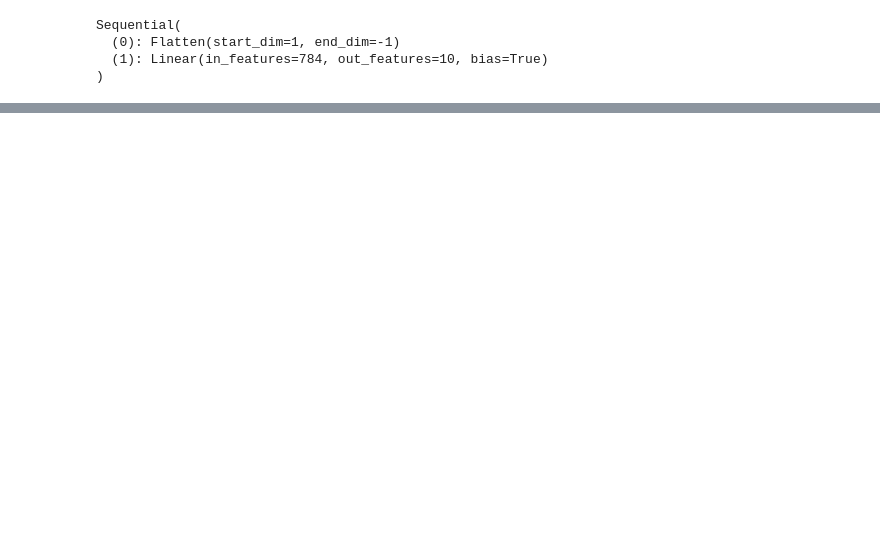
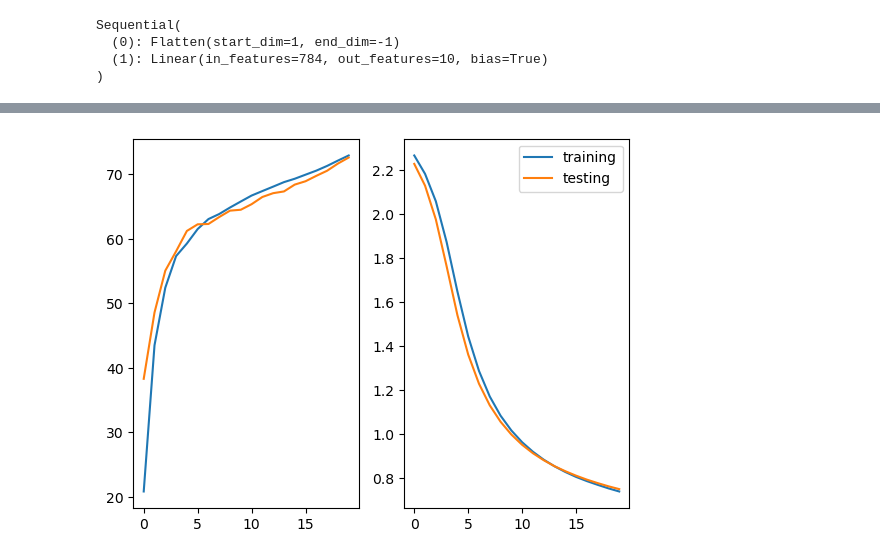
Before and after one commit to Koudu1/AI-projects, a Jupyter notebook: Deep Learning/Multilayer Perceptron/MNIST_MLP.ipynb, the cells around one changed output, grey strips where cells are left out. Drawn from its saved outputs; the diff is of its cells as text; code cells hidden in the pictures; blank space fills up the shorter version.

```diff
--- a/Deep Learning/Multilayer Perceptron/MNIST_MLP.ipynb
+++ b/Deep Learning/Multilayer Perceptron/MNIST_MLP.ipynb
@@ -166,0 +235,16 @@ Epoch 11/20, Accuracy: 12.52, Loss: 2.2690, Accuracy: 12.40, Loss: 2.2646
+# %%
+transform = transforms.Compose([transforms.ToTensor(),
+                                transforms.Normalize((0.0,), (1.0,))])
+
+trainingData = FashionMNIST(root='data', download=False, train=True, transform=transform)
+trainLoader = DataLoader(trainingData, batch_size=1024, num_workers=10, shuffle=True)
+
+testingData = FashionMNIST(root='data', download=False, train=False, transform=transform)
+testLoader = DataLoader(testingData, batch_size=1024, num_workers=10, shuffle=False)
+# %%
+MLP = nn.Sequential(
+    nn.Flatten(), nn.Linear(784, 512),
+    nn.ReLU(), nn.Linear(512, 256),
+    nn.ReLU(), nn.Linear(256, 10)
+)
+MLP = MLP.to(device)
@@ -166,0 +262,6 @@ Epoch 11/20, Accuracy: 12.52, Loss: 2.2690, Accuracy: 12.40, Loss: 2.2646
+# %%
+criterion = nn.CrossEntropyLoss()
+optimizer = optim.SGD(MLP.parameters(), lr=0.01)
+# %%
+trainAccuracies, trainLosses, testAccuracies, testLosses = trainModel(numberOfEpochs=20, trainLoader=trainLoader, testLoader=testLoader,
+                                                                      criterion=criterion, optimizer=optimizer, model=MLP, device=device)
@@ -166,0 +289,13 @@ Epoch 11/20, Accuracy: 12.52, Loss: 2.2690, Accuracy: 12.40, Loss: 2.2646
+# %%
+fig, axes = plt.subplots(nrows=1, ncols=2)
+
+axes[0].plot(trainAccuracies, label="training")
+axes[0].plot(testAccuracies, label="testing")
+
+axes[1].plot(trainLosses, label="training")
+axes[1].plot(testLosses, label="testing")
+
+plt.legend()
+plt.show()
+# %% [output]
+[figure, added]
```
Also changed, not shown: parts of 18 cells of this notebook, 1 other file.
